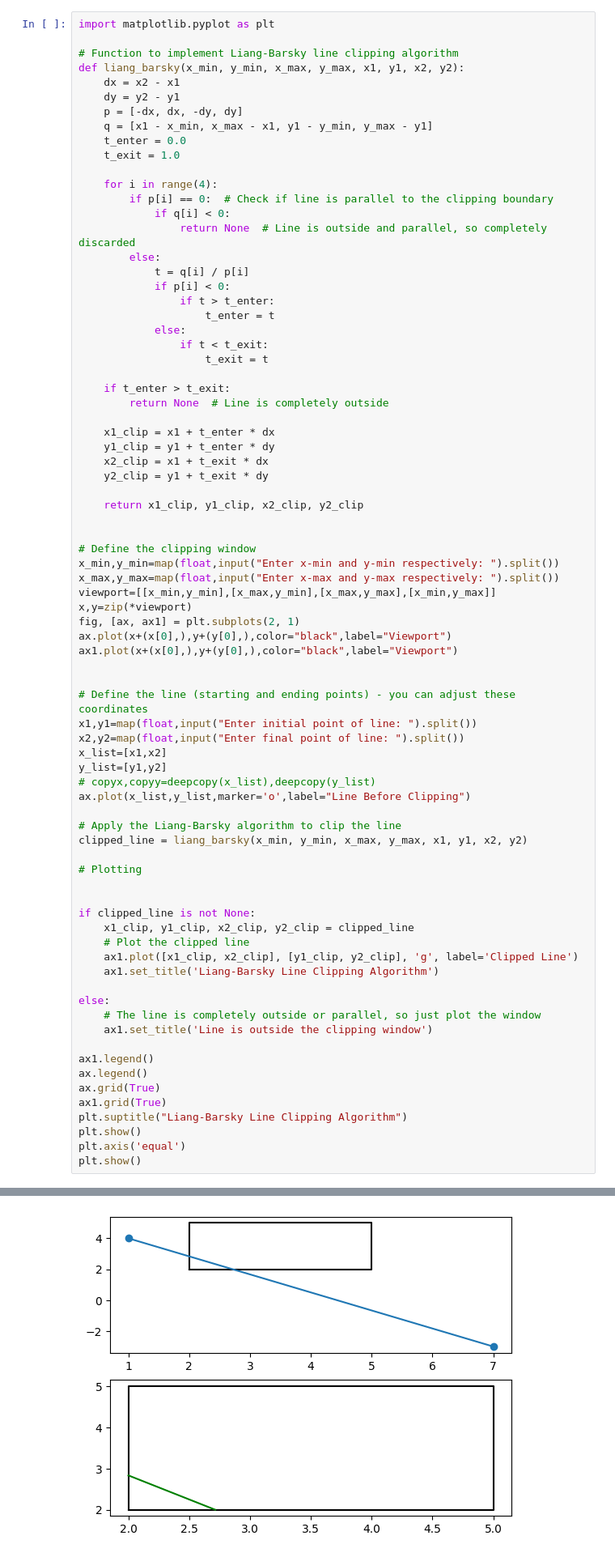
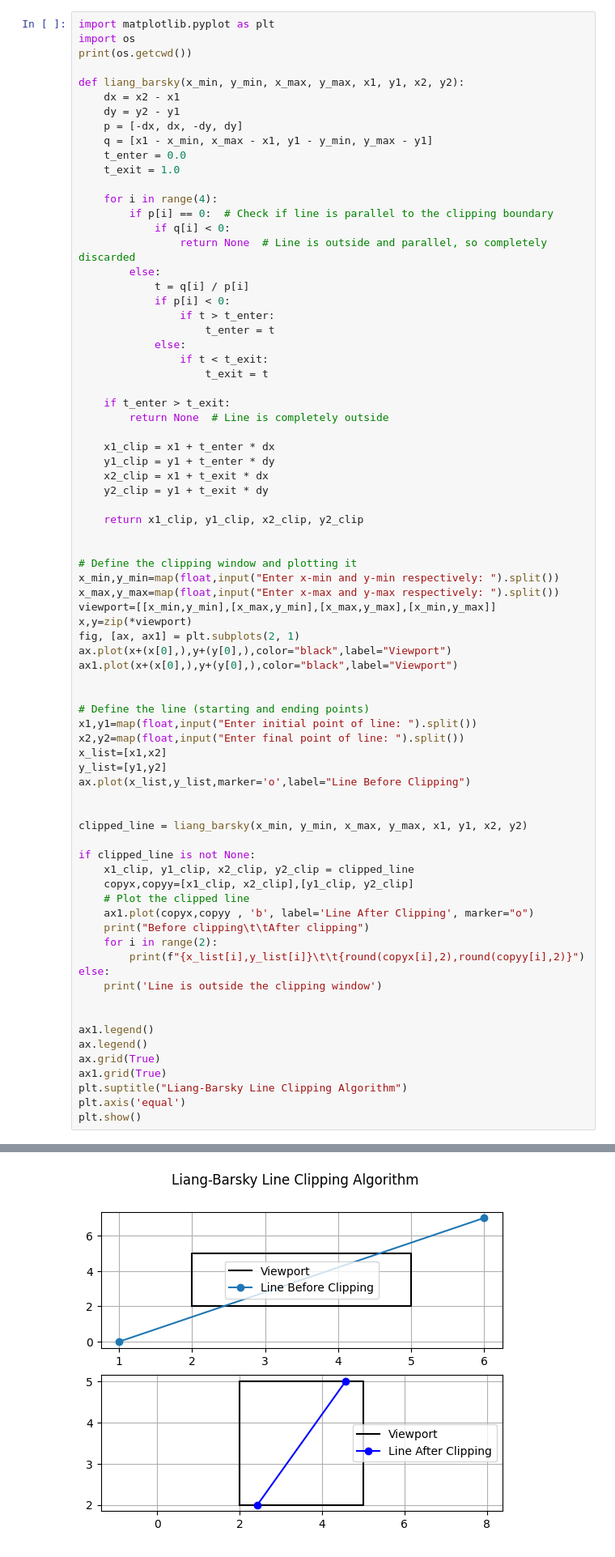
Before and after one commit to shushilgautam/Compyter-Graphics-Labwork, a Jupyter notebook: Liang_Barsky line clipping.ipynb, the cells around one changed output, grey strips where cells are left out. Shown at 81% size. Cells and saved outputs as stored; diff of their text form.

```diff
--- a/Liang_Barsky line clipping.ipynb
+++ b/Liang_Barsky line clipping.ipynb
@@ -1,7 +1,8 @@
 # %%
 import matplotlib.pyplot as plt
+import os
+print(os.getcwd())
 
-# Function to implement Liang-Barsky line clipping algorithm
 def liang_barsky(x_min, y_min, x_max, y_max, x1, y1, x2, y2):
     dx = x2 - x1
     dy = y2 - y1
@@ -34,7 +35,7 @@ def liang_barsky(x_min, y_min, x_max, y_max, x1, y1, x2, y2):
     return x1_clip, y1_clip, x2_clip, y2_clip
 
 
-# Define the clipping window
+# Define the clipping window and plotting it
 x_min,y_min=map(float,input("Enter x-min and y-min respectively: ").split())
 x_max,y_max=map(float,input("Enter x-max and y-max respectively: ").split())
 viewport=[[x_min,y_min],[x_max,y_min],[x_max,y_max],[x_min,y_max]]
@@ -44,36 +45,33 @@ ax.plot(x+(x[0],),y+(y[0],),color="black",label="Viewport")
 ax1.plot(x+(x[0],),y+(y[0],),color="black",label="Viewport")
 
 
-# Define the line (starting and ending points) - you can adjust these coordinates
+# Define the line (starting and ending points)
 x1,y1=map(float,input("Enter initial point of line: ").split())
 x2,y2=map(float,input("Enter final point of line: ").split())
 x_list=[x1,x2]
 y_list=[y1,y2]
-# copyx,copyy=deepcopy(x_list),deepcopy(y_list)
 ax.plot(x_list,y_list,marker='o',label="Line Before Clipping")
 
-# Apply the Liang-Barsky algorithm to clip the line
+
 clipped_line = liang_barsky(x_min, y_min, x_max, y_max, x1, y1, x2, y2)
-
-# Plotting
-
 
 if clipped_line is not None:
     x1_clip, y1_clip, x2_clip, y2_clip = clipped_line
+    copyx,copyy=[x1_clip, x2_clip],[y1_clip, y2_clip]
     # Plot the clipped line
-    ax1.plot([x1_clip, x2_clip], [y1_clip, y2_clip], 'g', label='Clipped Line')
-    ax1.set_title('Liang-Barsky Line Clipping Algorithm')
+    ax1.plot(copyx,copyy , 'b', label='Line After Clipping', marker="o")
+    print("Before clipping\t\tAfter clipping")
+    for i in range(2):
+        print(f"{x_list[i],y_list[i]}\t\t{round(copyx[i],2),round(copyy[i],2)}")
+else:
+    print('Line is outside the clipping window')
 
-else:
-    # The line is completely outside or parallel, so just plot the window
-    ax1.set_title('Line is outside the clipping window')
 
 ax1.legend()
 ax.legend()
 ax.grid(True)
 ax1.grid(True)
 plt.suptitle("Liang-Barsky Line Clipping Algorithm")
-plt.show()
 plt.axis('equal')
 plt.show()
 # %% [output]
@@ -81 +81 @@ TypeError: 'Text' object is not callable
-[figure, old version]
+[figure, new version]
```
Also changed, not shown: parts of 1 cell of this notebook, 1 other file.
